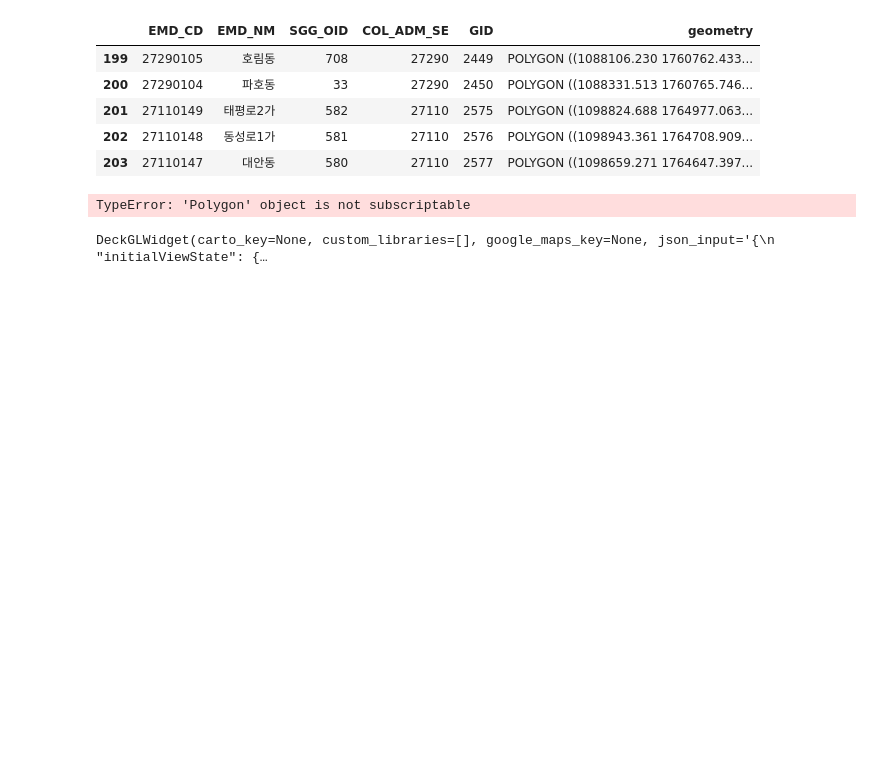
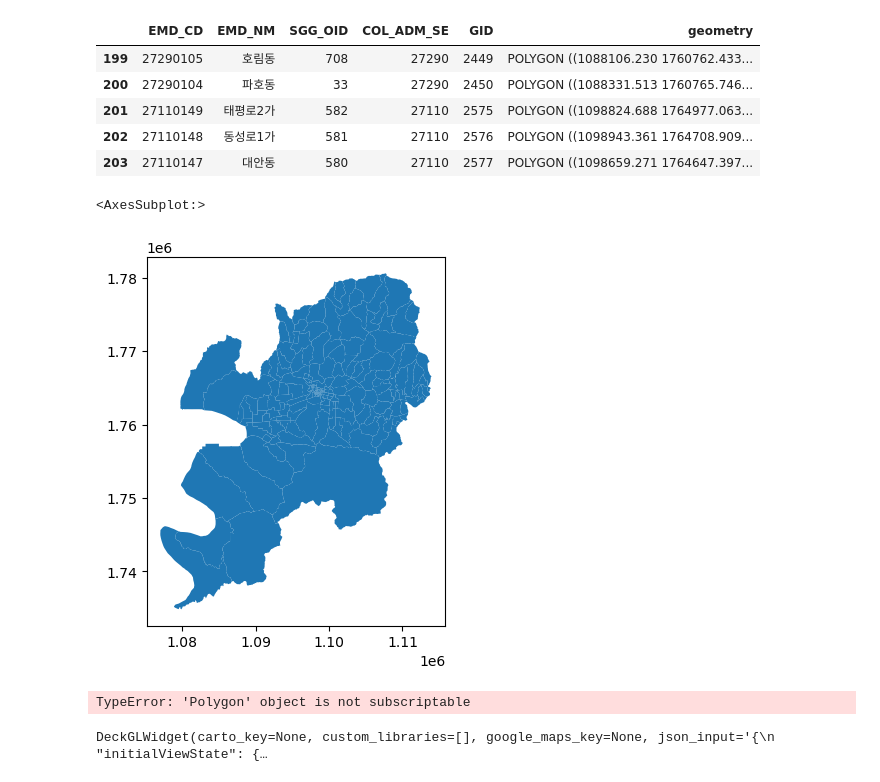
Before and after one commit to minsoo-s/T3Q_projects_team_1_minsoo, a Jupyter notebook: streamlit/LOCATION.ipynb, the cells around one changed output. Cells and saved outputs as stored; diff of their text form; code cells hidden in the pictures; blank space fills up the shorter version.

```diff
--- a/streamlit/LOCATION.ipynb
+++ b/streamlit/LOCATION.ipynb
@@ -242,6 +237,11 @@ df.tail()
 | 201 | 27110149 | 태평로2가 | 582 | 27110 | 2575 | POLYGON ((1098824.688 1764977.063... |
 | 202 | 27110148 | 동성로1가 | 581 | 27110 | 2576 | POLYGON ((1098943.361 1764708.909... |
 | 203 | 27110147 | 대안동 | 580 | 27110 | 2577 | POLYGON ((1098659.271 1764647.397... |
+# %%
+df.plot()
+# %% [output]
+<AxesSubplot:>
+[figure, added]
 # %%
 def multipolygon_to_coordinates(x):
     lon, lat = x[0].exterior.xy
```
Also changed, not shown: parts of 18 cells of this notebook, 2 other files.
